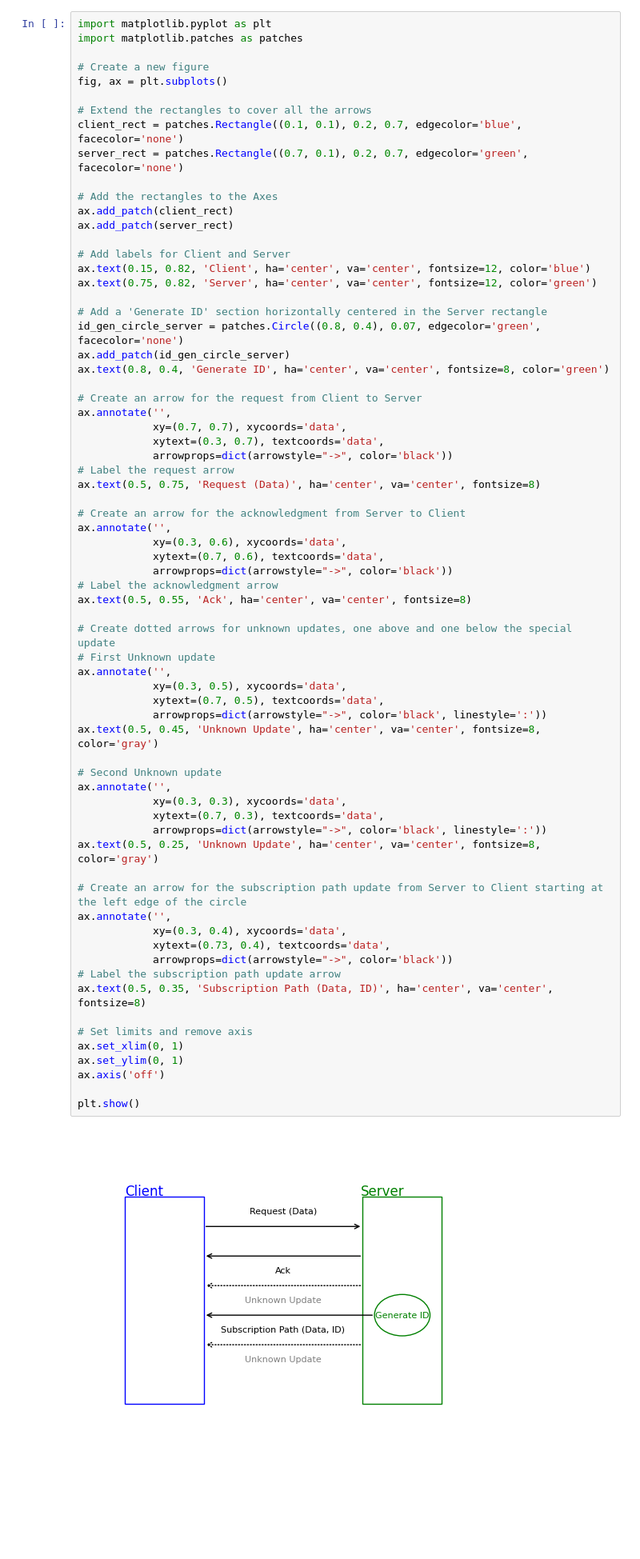
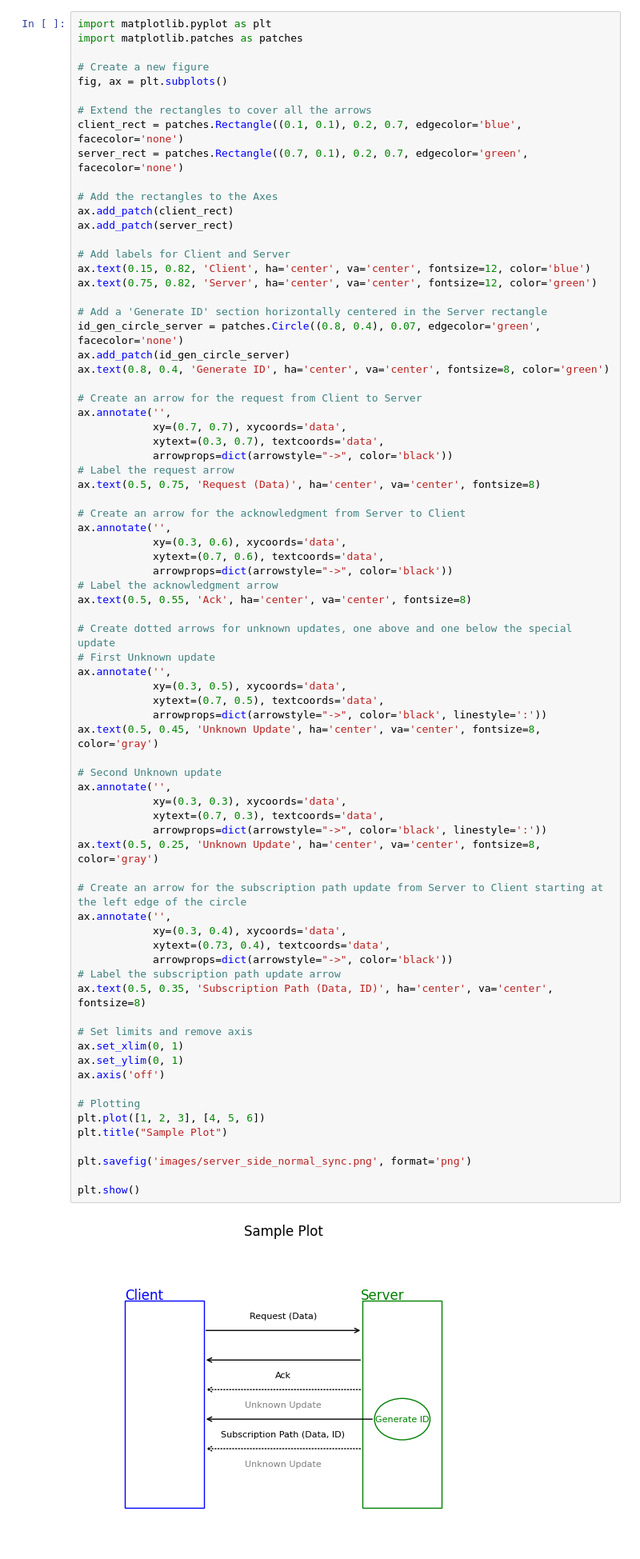
Before and after one commit to niblyx-malnus/venter-pattern, a Jupyter notebook: diagrams/Diagrams.ipynb, the cells around one changed output. Shown at 80% size. Drawn from its saved outputs; the diff is of its cells as text; blank space fills up the shorter version.

Commit message:
generate images

```diff
--- a/diagrams/Diagrams.ipynb
+++ b/diagrams/Diagrams.ipynb
@@ -97,34 +103,40 @@ ax.text(0.5, 0.55, 'Ack', ha='center', va='center', fontsize=8)
 # Create dotted arrows for unknown updates, one above and one below the special update
 # First Unknown update
 ax.annotate('',
             xy=(0.3, 0.5), xycoords='data',
             xytext=(0.7, 0.5), textcoords='data',
             arrowprops=dict(arrowstyle="->", color='black', linestyle=':'))
 ax.text(0.5, 0.45, 'Unknown Update', ha='center', va='center', fontsize=8, color='gray')
 
 # Second Unknown update
 ax.annotate('',
             xy=(0.3, 0.3), xycoords='data',
             xytext=(0.7, 0.3), textcoords='data',
             arrowprops=dict(arrowstyle="->", color='black', linestyle=':'))
 ax.text(0.5, 0.25, 'Unknown Update', ha='center', va='center', fontsize=8, color='gray')
 
 # Create an arrow for the subscription path update from Server to Client starting at the left edge of the circle
 ax.annotate('',
             xy=(0.3, 0.4), xycoords='data',
             xytext=(0.73, 0.4), textcoords='data',
             arrowprops=dict(arrowstyle="->", color='black'))
 # Label the subscription path update arrow
 ax.text(0.5, 0.35, 'Subscription Path (Data, ID)', ha='center', va='center', fontsize=8)
 
 # Set limits and remove axis
 ax.set_xlim(0, 1)
 ax.set_ylim(0, 1)
 ax.axis('off')
 
+# Plotting
+plt.plot([1, 2, 3], [4, 5, 6])
+plt.title("Sample Plot")
+
+plt.savefig('images/server_side_normal_sync.png', format='png')
+
 plt.show()
 # %% [output]
-[figure, old version]
+[figure, new version]
 # %% [markdown]
 ## Ideal Request-Response Cycle
 # %%
```
Also changed, not shown: parts of 2 cells of this notebook, 3 other files.
